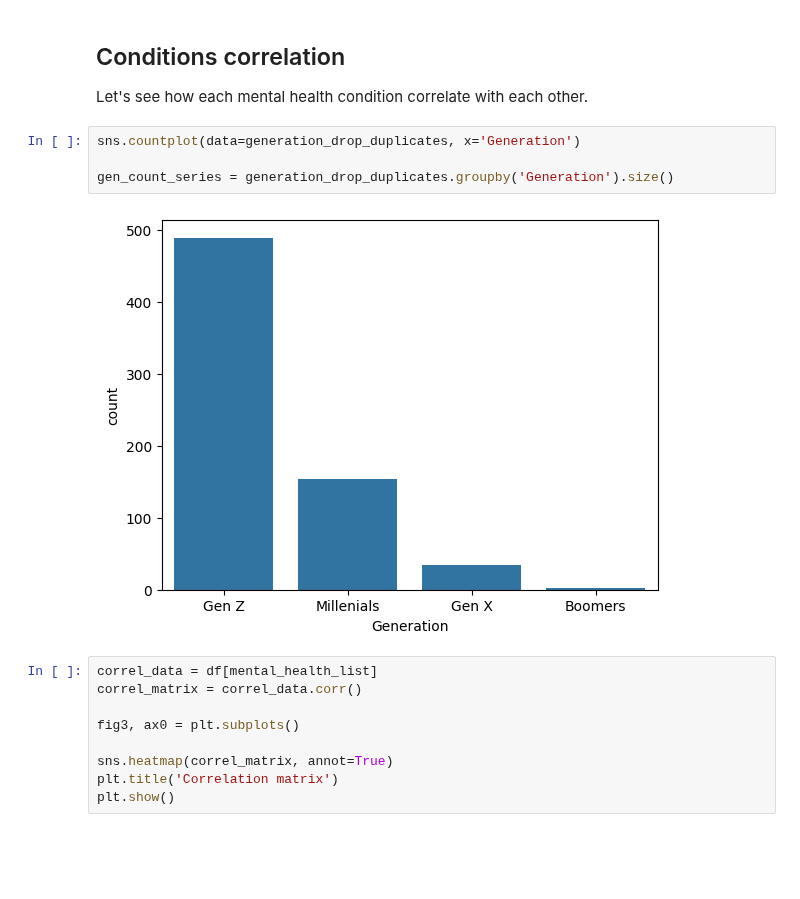
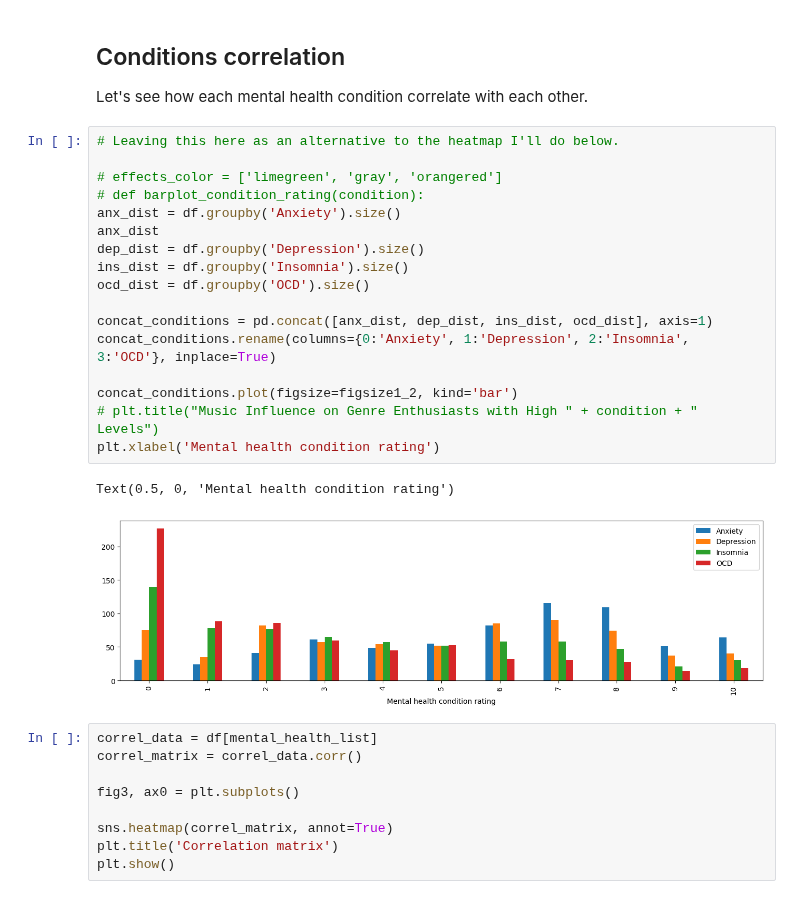
Before and after one commit to mlcuadra1/Mental-Health-x-Music-EDA, a Jupyter notebook: notebooks/Script 2 - EDA.ipynb, the cells around one changed output. Saved outputs shown, nothing was run; the diff lists cells and outputs as text; blank space fills up the shorter version.

Commit message:
Mental health rating distribution

```diff
--- a/notebooks/Script 2 - EDA.ipynb
+++ b/notebooks/Script 2 - EDA.ipynb
@@ -335,12 +339,26 @@ Text(0.5, 1.0, 'Understanding Music Genre Preferences: Generation-wise Distribut
 # %% [markdown]
 ## Conditions correlation
 Let's see how each mental health condition correlate with each other.
-# %%
-sns.countplot(data=generation_drop_duplicates, x='Generation')
-
-gen_count_series = generation_drop_duplicates.groupby('Generation').size()
-# %% [output]
-[figure, removed]
+# %%
+# Leaving this here as an alternative to the heatmap I'll do below.
+
+# effects_color = ['limegreen', 'gray', 'orangered']
+# def barplot_condition_rating(condition):
+anx_dist = df.groupby('Anxiety').size()
+anx_dist
+dep_dist = df.groupby('Depression').size()
+ins_dist = df.groupby('Insomnia').size()
+ocd_dist = df.groupby('OCD').size()
+
+concat_conditions = pd.concat([anx_dist, dep_dist, ins_dist, ocd_dist], axis=1)
+concat_conditions.rename(columns={0:'Anxiety', 1:'Depression', 2:'Insomnia', 3:'OCD'}, inplace=True)
+
+concat_conditions.plot(figsize=figsize1_2, kind='bar')
+# plt.title("Music Influence on Genre Enthusiasts with High " + condition + " Levels")
+plt.xlabel('Mental health condition rating')
+# %% [output]
+Text(0.5, 0, 'Mental health condition rating')
+[figure, added]
 # %%
 correl_data = df[mental_health_list]
 correl_matrix = correl_data.corr()
```
Also changed, not shown: parts of 14 cells of this notebook.
